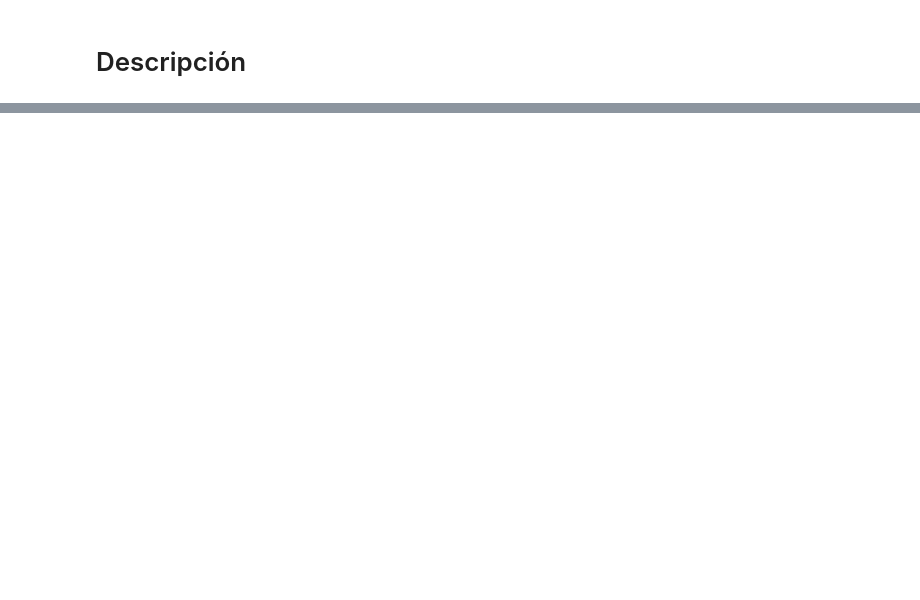
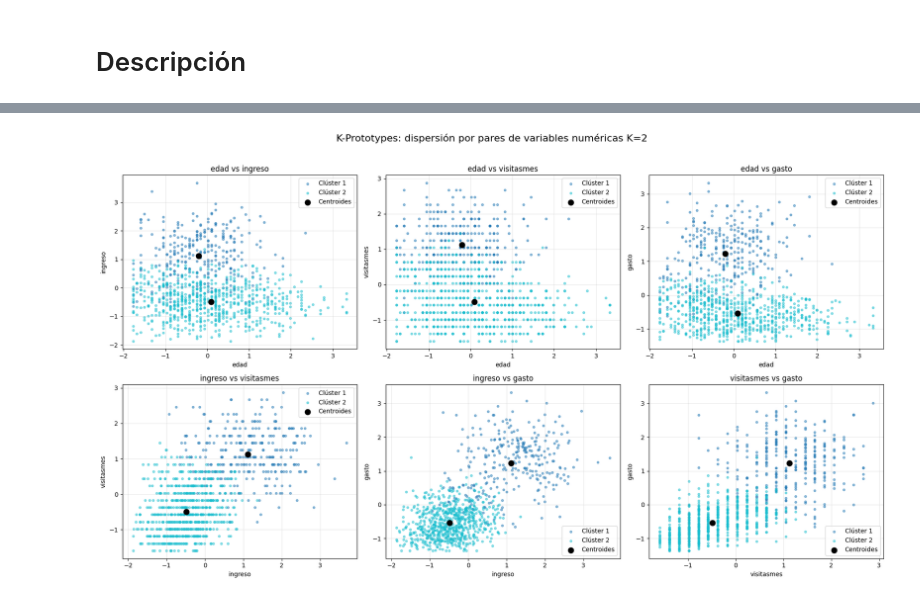
Before and after one commit to rpizarrog/Libro-Aprendizaje-Automatico.-Casos-de-Estudio-con-R-y-Python, a Jupyter notebook: Python NoteBooks/K_Prototypes_para_datos_de_comportamiento_de_compras_de_clientes.ipynb, the cells around one changed output, grey strips where cells are left out. Saved outputs shown, nothing was run; the diff lists cells and outputs as text; code cells hidden in the pictures; blank space fills up the shorter version.

```diff
--- a/Python NoteBooks/K_Prototypes_para_datos_de_comportamiento_de_compras_de_clientes.ipynb
+++ b/Python NoteBooks/K_Prototypes_para_datos_de_comportamiento_de_compras_de_clientes.ipynb
@@ -39,0 +75,3 @@ Se evalúa el menor costo de similitud para sugerir el mejor modelo habiendo imp
+# %%
+variables_numericas=["edad", "ingreso", "visitasmes", "gasto"]
+f_describir_datos(datos[variables_numericas])
@@ -39,0 +82,3 @@ Se evalúa el menor costo de similitud para sugerir el mejor modelo habiendo imp
+# %%
+variables_categoricas=["canal", "region", "satisfaccion", "promocion"]
+f_frecuencias_clases(datos[variables_categoricas])
@@ -39,0 +112,14 @@ Se evalúa el menor costo de similitud para sugerir el mejor modelo habiendo imp
+# %%
+modelo_KPrototypesK2 = f_crear_KPrototypes(
+    datos=datos_kprototypes, # Los datos fuente para el modelo
+    variables_numericas=variables_numericas,
+    variables_categoricas=variables_categoricas,
+    n_clusters=2, # K=2
+    init="Huang", # Es el método para seleccionar los prototipos iniciales.
+    n_init=25, # cuántas veces se ejecuta el algoritmo con diferentes inicializaciones.
+    max_iter=100, # Se termina con 100 iteraciones máximo
+    gamma=None, # Default 1, el valor del peso de disimilitud en vars categóricas
+    random_state=2026, # Aleatoriedad y replicabilidad en el algoritmo
+    estandarizar=False, # Ya vienen estandarizados, en caso contrario True
+    nombre_cluster="cluster_KPrototypesK2" # solo como etiqueta
+)
@@ -39,0 +138,4 @@ Se evalúa el menor costo de similitud para sugerir el mejor modelo habiendo imp
+# %%
+datos_kprototypesK2 = datos_kprototypes.copy() # Para K2
+datos_kprototypesK2['cluster_prototype'] = modelo_KPrototypesK2["cluster"]
+f_visualizar_head_tail_reducido(datos_kprototypesK2)
@@ -39,0 +167,20 @@ Se evalúa el menor costo de similitud para sugerir el mejor modelo habiendo imp
+# %%
+datos_visual = datos_kprototypesK2.copy()
+
+datos_visual["cluster_prototype"] = modelo_KPrototypesK2["cluster"]
+
+
+tabla_centroides = modelo_KPrototypesK2["prototipos_modelo"]
+
+f_dispersion_variables_clusters(
+    datos=datos_visual,
+    variable_cluster="cluster_prototype",
+    variables=variables_numericas,
+    centroides=tabla_centroides[variables_numericas],
+    titulo="K-Prototypes: dispersión por pares de variables numéricas K=2",
+    ncol=3
+)
+
+plt.show()
+# %% [output]
+[figure, added]
```
Also changed, not shown: parts of 44 cells of this notebook.
